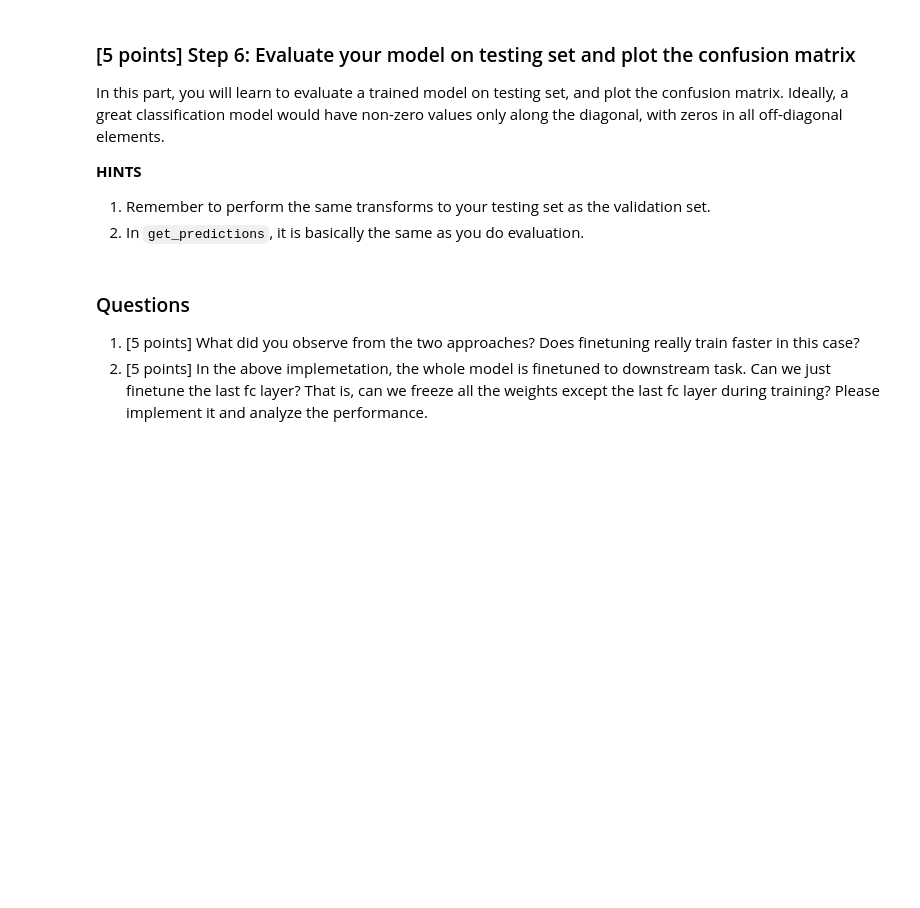
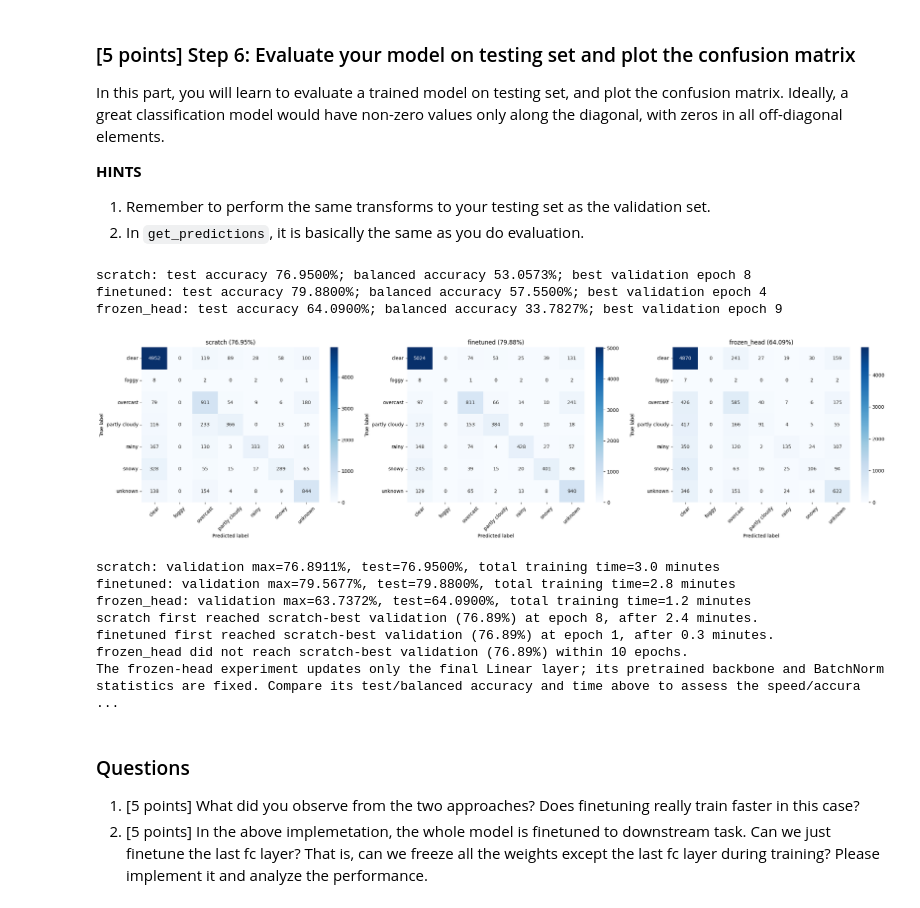
Before and after one commit to Sam-0505/assignment_1, a Jupyter notebook: AI4CV_hw1_part2.ipynb, the cells around one changed output. Saved outputs shown, nothing was run; the diff lists cells and outputs as text; code cells hidden in the pictures; blank space fills up the shorter version.

````diff
--- a/AI4CV_hw1_part2.ipynb
+++ b/AI4CV_hw1_part2.ipynb
@@ -79,6 +399,78 @@ Ideally, a great classification model would have non-zero values only along the
 **HINTS**
 1. Remember to perform the same transforms to your testing set as the validation set.
 2. In ```get_predictions```, it is basically the same as you do evaluation.
+# %%
+def get_predictions(model, dataloader):
+    model.eval()
+    predictions, labels = [], []
+    with torch.inference_mode():
+        for inputs, targets in dataloader:
+            with torch.autocast(device_type=device.type, enabled=device.type == 'cuda'):
+                outputs = model(inputs.to(device, non_blocking=True))
+            predictions.extend(outputs.argmax(1).cpu().numpy())
+            labels.extend(targets.numpy())
+    return np.array(predictions), np.array(labels)
+
+results = {}
+fig, axes = plt.subplots(1, 3, figsize=(23, 6))
+for axis, approach in zip(axes, ('scratch', 'finetuned', 'frozen_head')):
+    model = yourCNN(num_classes=num_classes).to(device)
+    checkpoint = torch.load(artifact_dir / f'{approach}_best_weights.pth', map_location=device, weights_only=True)
+    model.load_state_dict(checkpoint['model_state_dict'])
+    predictions, true_labels = get_predictions(model, test_loader)
+    cm = confusion_matrix(true_labels, predictions, labels=np.arange(num_classes))
+    class_accuracy = np.diag(cm) / np.maximum(cm.sum(axis=1), 1)
+    accuracy = float(np.mean(predictions == true_labels))
+    results[approach] = dict(test_accuracy=accuracy, balanced_accuracy=float(class_accuracy.mean()),
+                             best_val_accuracy=checkpoint['val_accuracy'], best_epoch=checkpoint['epoch'],
+                             total_training_seconds=sum(histories[approach]['epoch_seconds']),
+                             class_accuracy=dict(zip(train_dataset.classes, class_accuracy.tolist())),
+                             test_support=dict(zip(train_dataset.classes, cm.sum(axis=1).tolist())))
+    np.savez(artifact_dir / f'{approach}_test_predictions.npz', predictions=predictions,
+             true_labels=true_labels, confusion_matrix=cm)
+    print(f'{approach}: test accuracy {accuracy:.4%}; balanced accuracy {class_accuracy.mean():.4%}; '
+          f'best validation epoch {checkpoint["epoch"]}', flush=True)
+    for class_name, recall, support in zip(train_dataset.classes, class_accuracy, cm.sum(axis=1)):
+        print(f'  {class_name}: recall {recall:.2%} ({support} test images)', flush=True)
+    sns.heatmap(cm, annot=True, fmt='d', cmap='Blues', ax=axis,
+                xticklabels=train_dataset.classes, yticklabels=train_dataset.classes)
+    axis.set(title=f'{approach} ({accuracy:.2%})', xlabel='Predicted label', ylabel='True label')
+    axis.tick_params(axis='x', rotation=45)
+    del model
+fig.tight_layout()
+fig.savefig(artifact_dir / 'confusion_matrices.png', dpi=160)
+plt.show()
+(artifact_dir / 'results.json').write_text(json.dumps(results, indent=2))
+
+for approach, result in results.items():
+    print(f'{approach}: validation max={result["best_val_accuracy"]:.4%}, '
+          f'test={result["test_accuracy"]:.4%}, '
+          f'total training time={result["total_training_seconds"] / 60:.1f} minutes')
+target_accuracy = max(histories['scratch']['val_accuracy'])
+for approach in ('scratch', 'finetuned', 'frozen_head'):
+    reached = [i for i, value in enumerate(histories[approach]['val_accuracy']) if value >= target_accuracy]
+    if reached:
+        epoch = reached[0] + 1
+        minutes = sum(histories[approach]['epoch_seconds'][:epoch]) / 60
+        print(f'{approach} first reached scratch-best validation ({target_accuracy:.2%}) '
+              f'at epoch {epoch}, after {minutes:.1f} minutes.')
+    else:
+        print(f'{approach} did not reach scratch-best validation ({target_accuracy:.2%}) within 10 epochs.')
+print('The frozen-head experiment updates only the final Linear layer; its pretrained backbone and '
+      'BatchNorm statistics are fixed. Compare its test/balanced accuracy and time above to assess '
+      'the speed/accuracy tradeoff of not adapting the Tiny ImageNet representation to road weather.')
+# %% [output]
+scratch: test accuracy 76.9500%; balanced accuracy 53.0573%; best validation epoch 8
+finetuned: test accuracy 79.8800%; balanced accuracy 57.5500%; best validation epoch 4
+frozen_head: test accuracy 64.0900%; balanced accuracy 33.7827%; best validation epoch 9
+[figure, added]
+scratch: validation max=76.8911%, test=76.9500%, total training time=3.0 minutes
+finetuned: validation max=79.5677%, test=79.8800%, total training time=2.8 minutes
+frozen_head: validation max=63.7372%, test=64.0900%, total training time=1.2 minutes
+scratch first reached scratch-best validation (76.89%) at epoch 8, after 2.4 minutes.
+finetuned first reached scratch-best validation (76.89%) at epoch 1, after 0.3 minutes.
+frozen_head did not reach scratch-best validation (76.89%) within 10 epochs.
+The frozen-head experiment updates only the final Linear layer; its pretrained backbone and BatchNorm statistics are fixed. Compare its test/balanced accuracy and time above to assess the speed/accura ...
 # %% [markdown]
 ### Questions
 1. [5 points] What did you observe from the two approaches? Does finetuning really train faster in this case?
````
Also changed, not shown: parts of 5 cells of this notebook, 1 other file.
